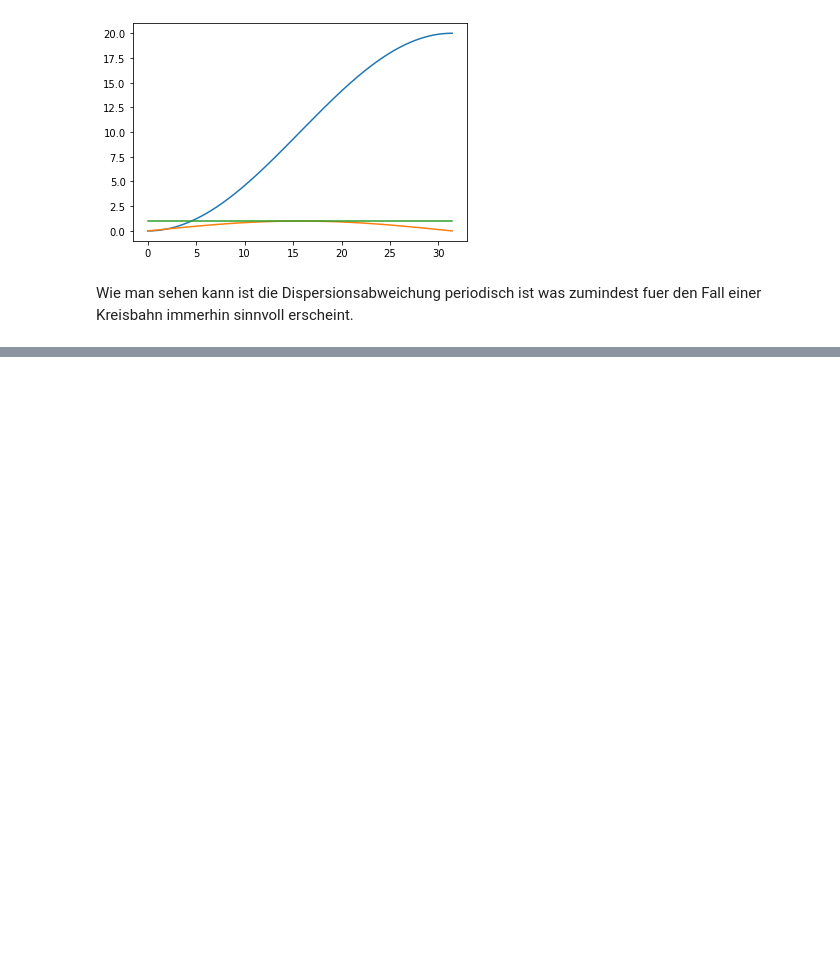
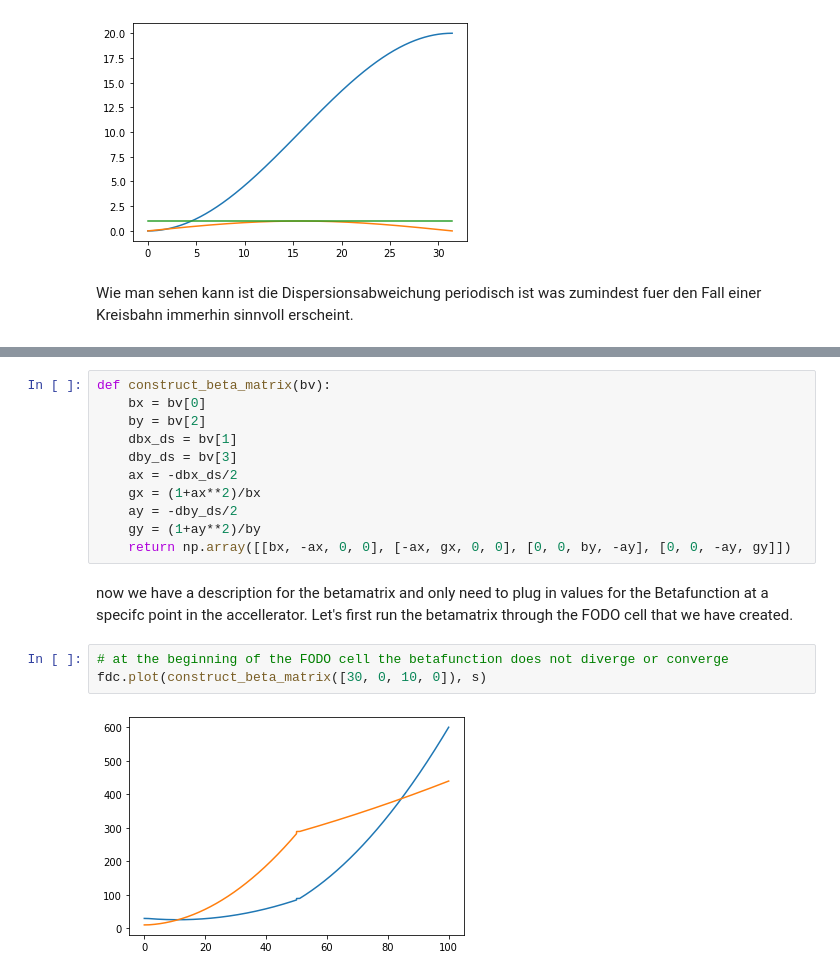
Before and after one commit to astoeltz/topFactory, a Jupyter notebook: Numerische_Optik.ipynb, the cells around one changed output, grey strips where cells are left out. Cells and saved outputs as stored; diff of their text form; blank space fills up the shorter version.

Commit message:
built FODO lattice and accelerator structure

```diff
--- a/Numerische_Optik.ipynb
+++ b/Numerische_Optik.ipynb
@@ -238,0 +421,18 @@ Wie man sehen kann ist die Dispersionsabweichung periodisch ist was zumindest fu
+# %%
+def construct_beta_matrix(bv):
+    bx = bv[0]
+    by = bv[2]
+    dbx_ds = bv[1]
+    dby_ds = bv[3]
+    ax = -dbx_ds/2
+    gx = (1+ax**2)/bx
+    ay = -dby_ds/2
+    gy = (1+ay**2)/by
+    return np.array([[bx, -ax, 0, 0], [-ax, gx, 0, 0], [0, 0, by, -ay], [0, 0, -ay, gy]])
+# %% [markdown]
+now we have a description for the betamatrix and only need to plug in values for the Betafunction at a specifc point in the accellerator. Let's first run the betamatrix through the FODO cell that we have created.
+# %%
+# at the beginning of the FODO cell the betafunction does not diverge or converge
+fdc.plot(construct_beta_matrix([30, 0, 10, 0]), s)
+# %% [output]
+[figure, added]
```
Also changed, not shown: parts of 18 cells of this notebook.
